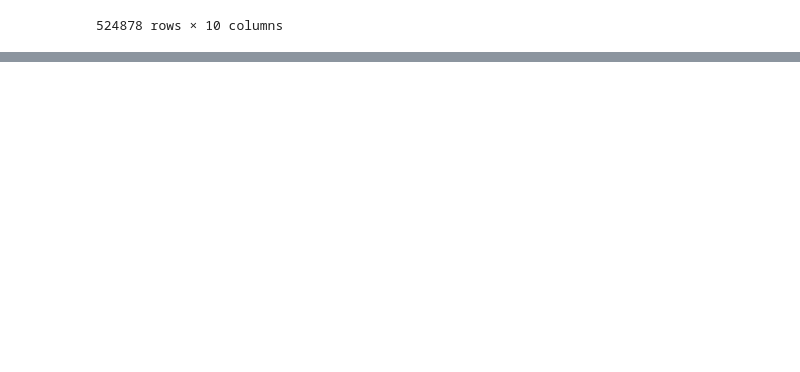
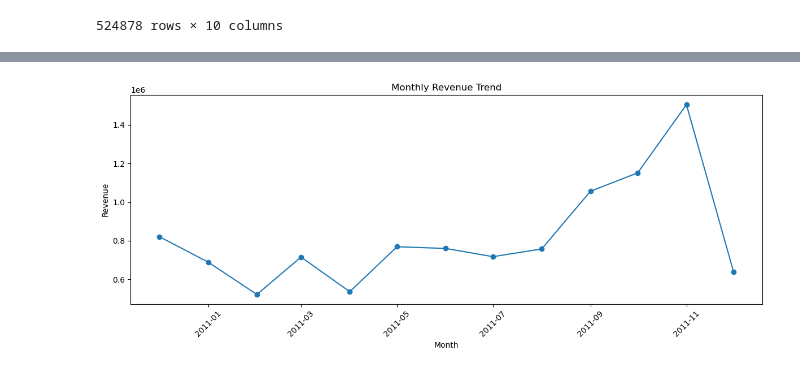
Before and after one commit to Husnain-Yaqoob/OEWS-Data-Visualization, a Jupyter notebook: CA2-525.ipynb, the cells around one changed output, grey strips where cells are left out. Saved outputs shown, nothing was run; the diff lists cells and outputs as text; code cells hidden in the pictures; blank space fills up the shorter version.

Commit message:
commit 4
Added comprehensive EDA section with multiple visualisations and insights across sales trends, customer behaviour, and product performance.

```diff
--- a/CA2-525.ipynb
+++ b/CA2-525.ipynb
@@ -160,0 +219,14 @@ df
+# %%
+monthly_sales = df.groupby(df["InvoiceDate"].dt.to_period("M"))["TotalPrice"].sum()
+monthly_sales.index = monthly_sales.index.to_timestamp()
+
+plt.figure(figsize=(12,5))
+plt.plot(monthly_sales.index, monthly_sales.values, marker='o')
+plt.title("Monthly Revenue Trend")
+plt.xlabel("Month")
+plt.ylabel("Revenue")
+plt.xticks(rotation=45)
+plt.tight_layout()
+plt.show()
+# %% [output]
+[figure, added]
```
Also changed, not shown: parts of 22 cells of this notebook.
